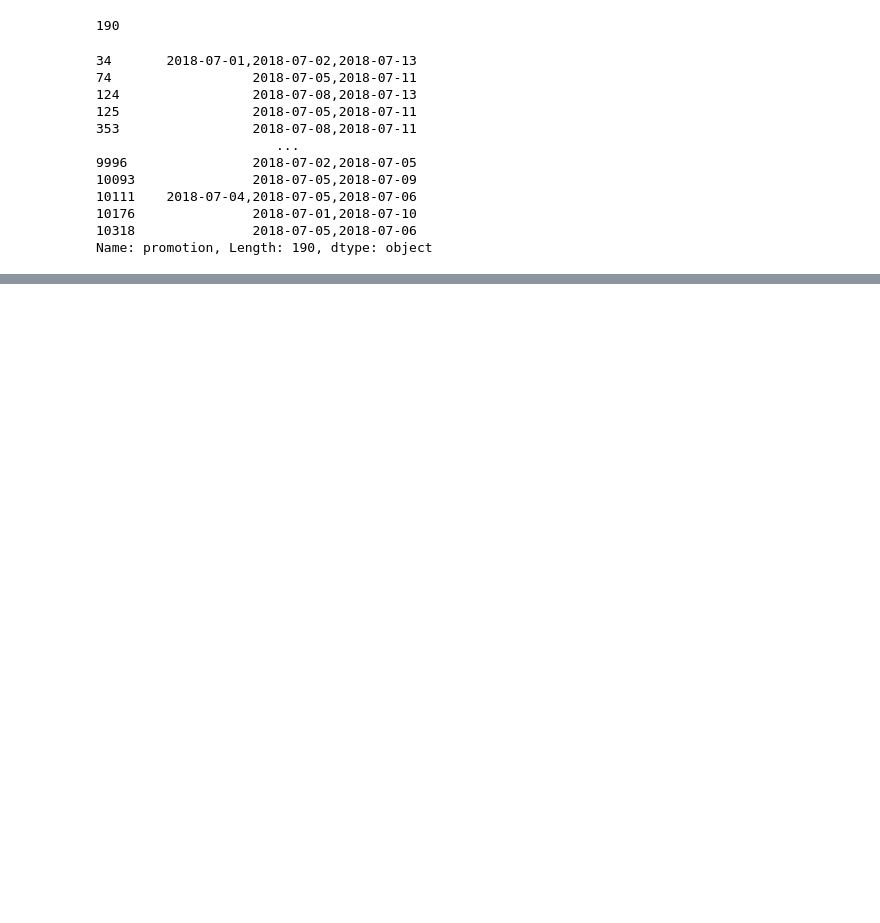
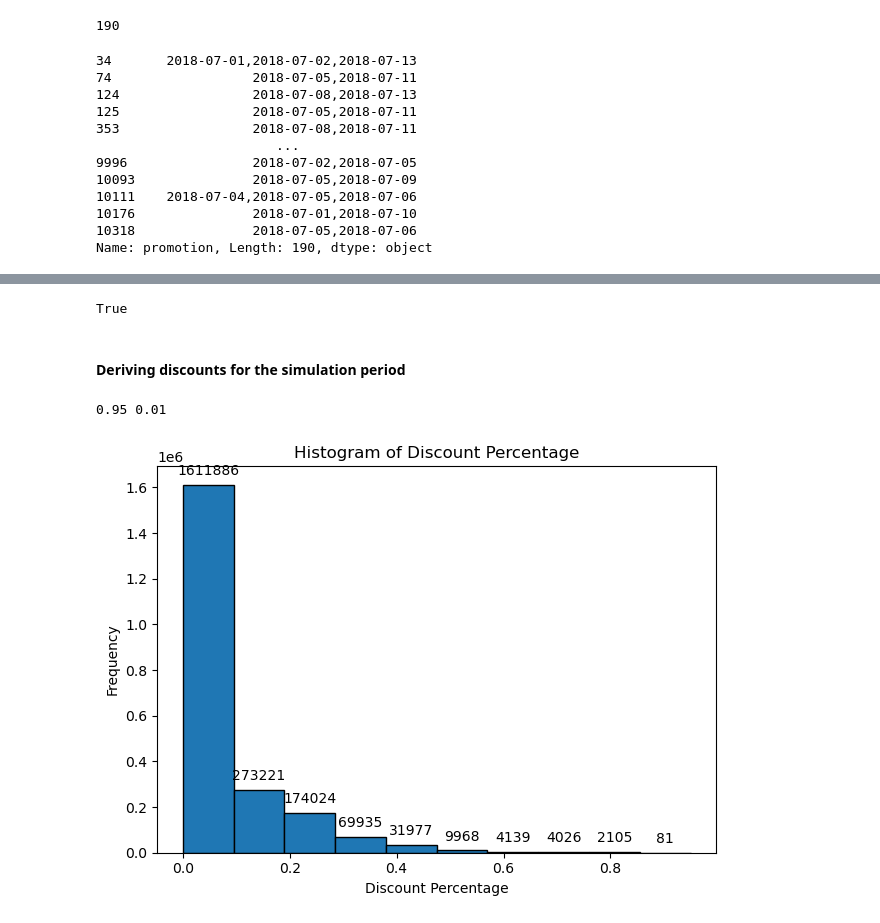
Before and after one commit to damyantilev/case-automated-inventory-management-execution, a Jupyter notebook: inventory_managemet_project.ipynb, the cells around one changed output, grey strips where cells are left out. Cells and saved outputs as stored; diff of their text form; code cells hidden in the pictures; blank space fills up the shorter version.

```diff
--- a/inventory_managemet_project.ipynb
+++ b/inventory_managemet_project.ipynb
@@ -14,0 +38,4 @@ df_orders['time'] = pd.to_datetime(df_orders['time'])
+# %%
+# add one column which is only with the date, no time
+
+df_orders['date'] = df_orders['time'].dt.date
@@ -14,0 +58,13 @@ df_orders['time'] = pd.to_datetime(df_orders['time'])
+# %%
+# which transactions are performed on a discounted price?
+# we assume the following: a transaction is marked as having a promotion if, for the same item, somewhere else in the table there is
+# another transaction performed on a lower price
+
+# Step 1: Get the maximum price per itemID
+max_price_per_item = df_orders.groupby('itemID')['salesPrice'].transform('max')
+
+# Step 2: Compare each row's price to the max price for that item
+df_orders['promotion'] = df_orders['salesPrice'] < max_price_per_item
+
+# Step 3: Convert boolean to "yes"/"no"
+df_orders['promotion'] = df_orders['promotion'].map({True: 1, False: 0})
@@ -39,0 +144,43 @@ Name: promotion, Length: 190, dtype: object
+# %%
+df_infos["itemID"].isin(df_items["itemID"]).count() == len(df_infos["itemID"])
+
+# it contains a row for each itemID
+# %% [output]
+True
+# %% [markdown]
+#### Deriving discounts for the simulation period
+# %%
+df_orders["maxPrice"] = df_orders.groupby("itemID")["salesPrice"].transform("max")
+# %%
+# how do discounts vary
+
+df_orders["discountAmount"] = round(df_orders["maxPrice"] - df_orders["salesPrice"], 2)
+
+df_orders["discountPerc"] = round(df_orders["discountAmount"]/df_orders["maxPrice"], 2)
+# %%
+# max and min % discount
+
+print(max(df_orders["discountPerc"]), min(df_orders["discountPerc"][df_orders["discountPerc"] != 0]))
+# %% [output]
+0.95 0.01
+# %%
+# Create the histogram and get the bars
+ax = df_orders["discountPerc"].plot(kind="hist", bins=10, edgecolor='black')
+
+# Add value labels on top of each bar
+for patch in ax.patches:
+    height = patch.get_height()
+    if height > 0:
+        ax.annotate(f'{int(height)}',
+                    xy=(patch.get_x() + patch.get_width() / 2, height),
+                    xytext=(0, 5),  # offset
+                    textcoords="offset points",
+                    ha='center', va='bottom')
+
+plt.xlabel("Discount Percentage")
+plt.ylabel("Frequency")
+plt.title("Histogram of Discount Percentage")
+plt.tight_layout()
+plt.show()
+# %% [output]
+[figure, added]
```
Also changed, not shown: parts of 20 cells of this notebook, 3 other files.
